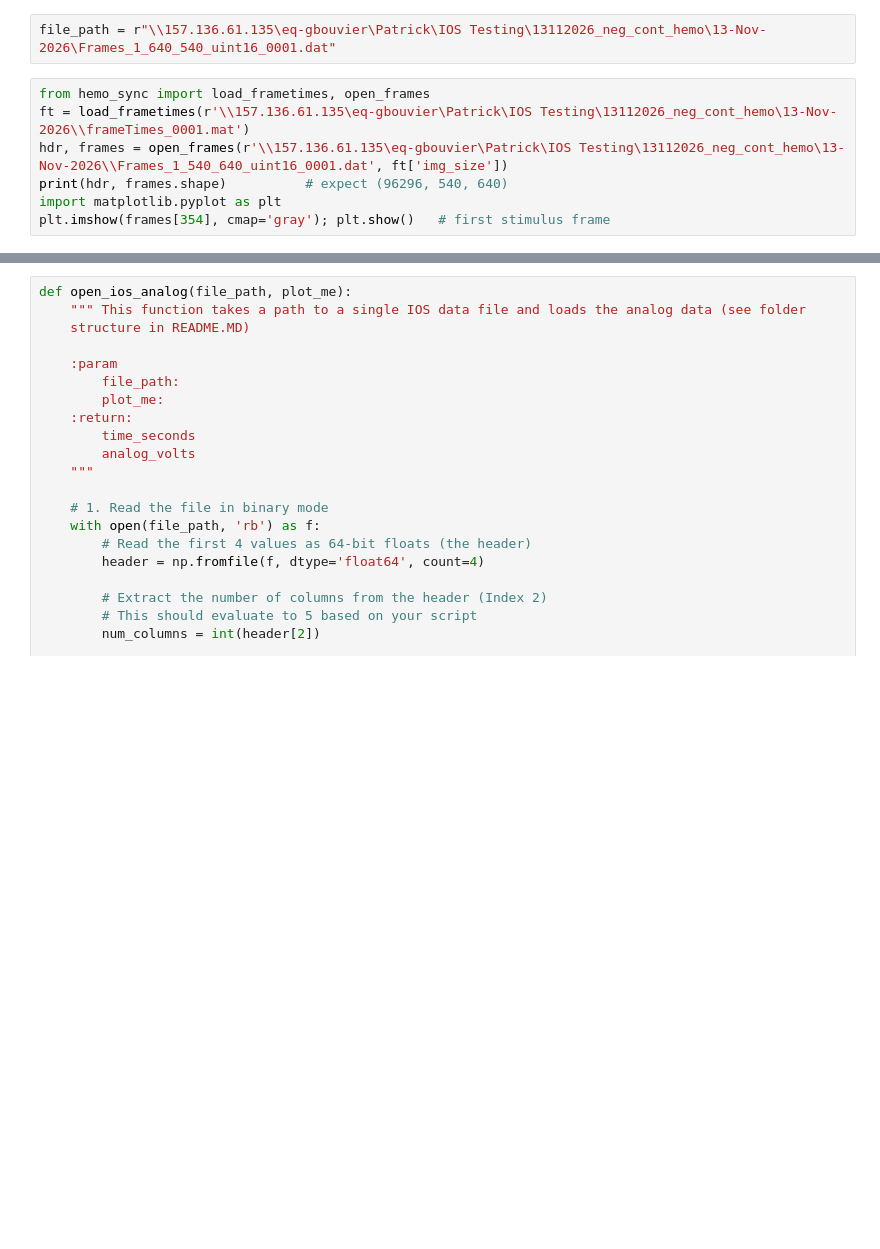
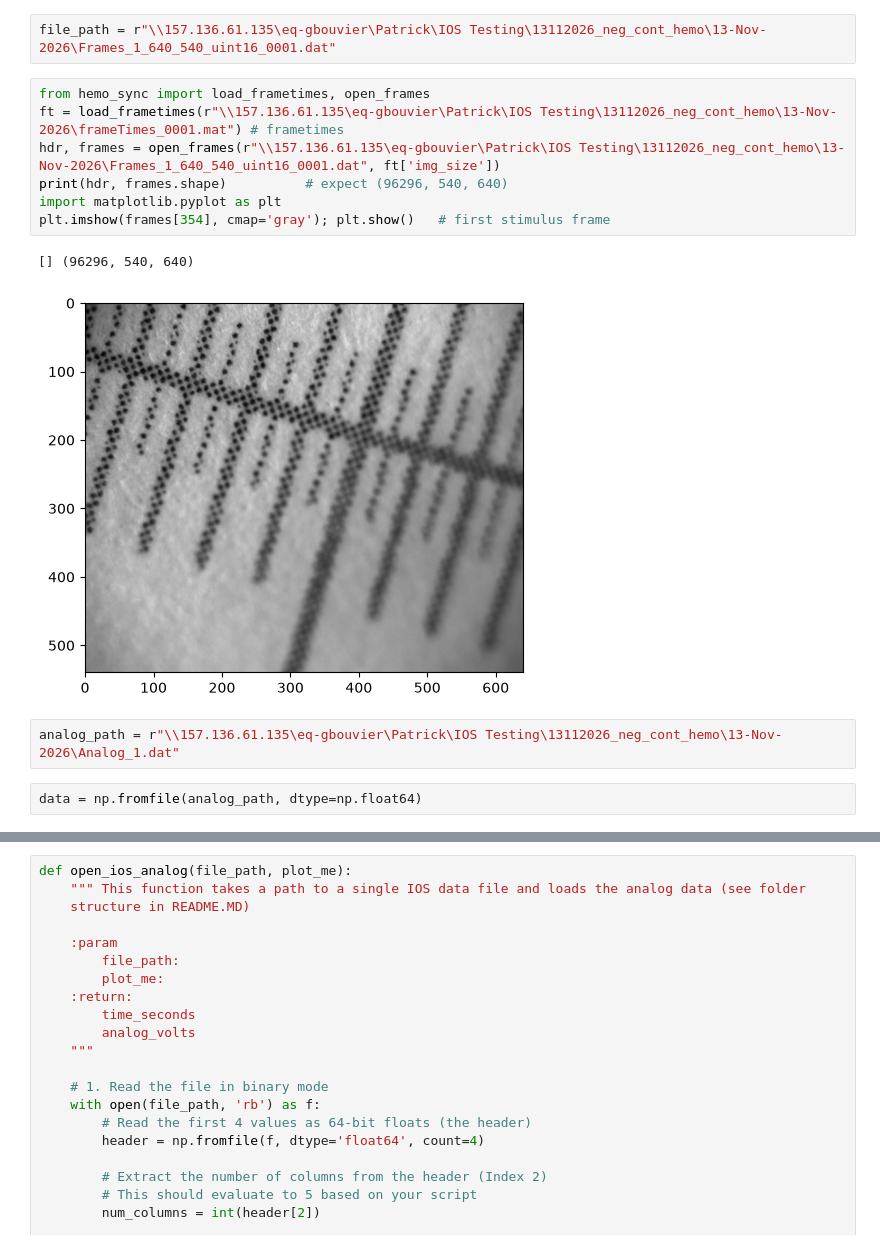
Before and after one commit to preeson/sml_AI_gen, a Jupyter notebook: rough_work.ipynb, the cells around one changed output, grey strips where cells are left out. Cells and saved outputs as stored; diff of their text form; blank space fills up the shorter version.

Commit message:
Hemo testing code

```diff
--- a/rough_work.ipynb
+++ b/rough_work.ipynb
@@ -5,8 +5,15 @@ import matplotlib.pyplot as plt
 file_path = r"\\157.136.61.135\eq-gbouvier\Patrick\IOS Testing\13112026_neg_cont_hemo\13-Nov-2026\Frames_1_640_540_uint16_0001.dat"
 # %%
 from hemo_sync import load_frametimes, open_frames
-ft = load_frametimes(r'\\157.136.61.135\eq-gbouvier\Patrick\IOS Testing\13112026_neg_cont_hemo\13-Nov-2026\\frameTimes_0001.mat')
-hdr, frames = open_frames(r'\\157.136.61.135\eq-gbouvier\Patrick\IOS Testing\13112026_neg_cont_hemo\13-Nov-2026\\Frames_1_540_640_uint16_0001.dat', ft['img_size'])
+ft = load_frametimes(r"\\157.136.61.135\eq-gbouvier\Patrick\IOS Testing\13112026_neg_cont_hemo\13-Nov-2026\frameTimes_0001.mat") # frametimes
+hdr, frames = open_frames(r"\\157.136.61.135\eq-gbouvier\Patrick\IOS Testing\13112026_neg_cont_hemo\13-Nov-2026\Frames_1_640_540_uint16_0001.dat", ft['img_size'])
 print(hdr, frames.shape)          # expect (96296, 540, 640)
 import matplotlib.pyplot as plt
 plt.imshow(frames[354], cmap='gray'); plt.show()   # first stimulus frame
+# %% [output]
+[] (96296, 540, 640)
+[figure, added]
+# %%
+analog_path = r"\\157.136.61.135\eq-gbouvier\Patrick\IOS Testing\13112026_neg_cont_hemo\13-Nov-2026\Analog_1.dat"
+# %%
+data = np.fromfile(analog_path, dtype=np.float64)
```
Also changed, not shown: parts of 1 cell of this notebook, 1 other file.
